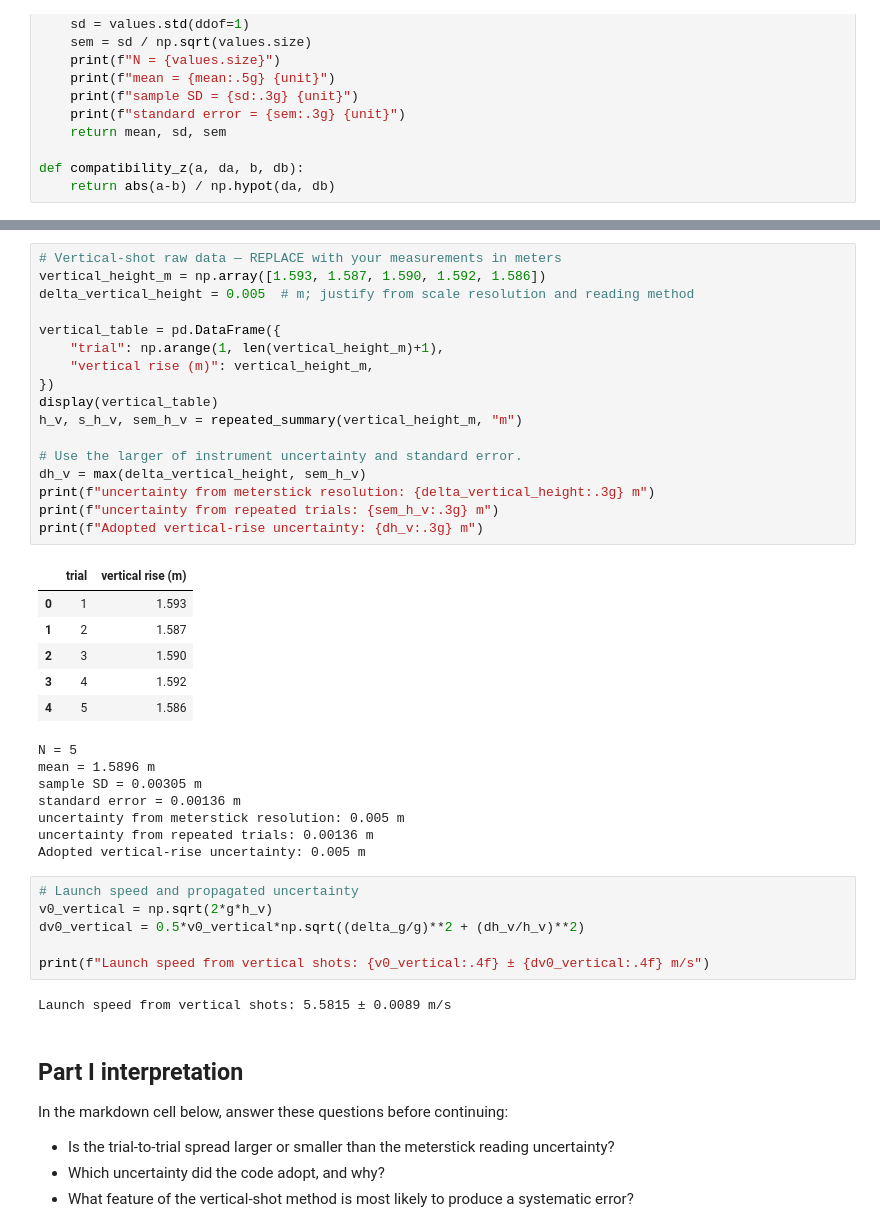
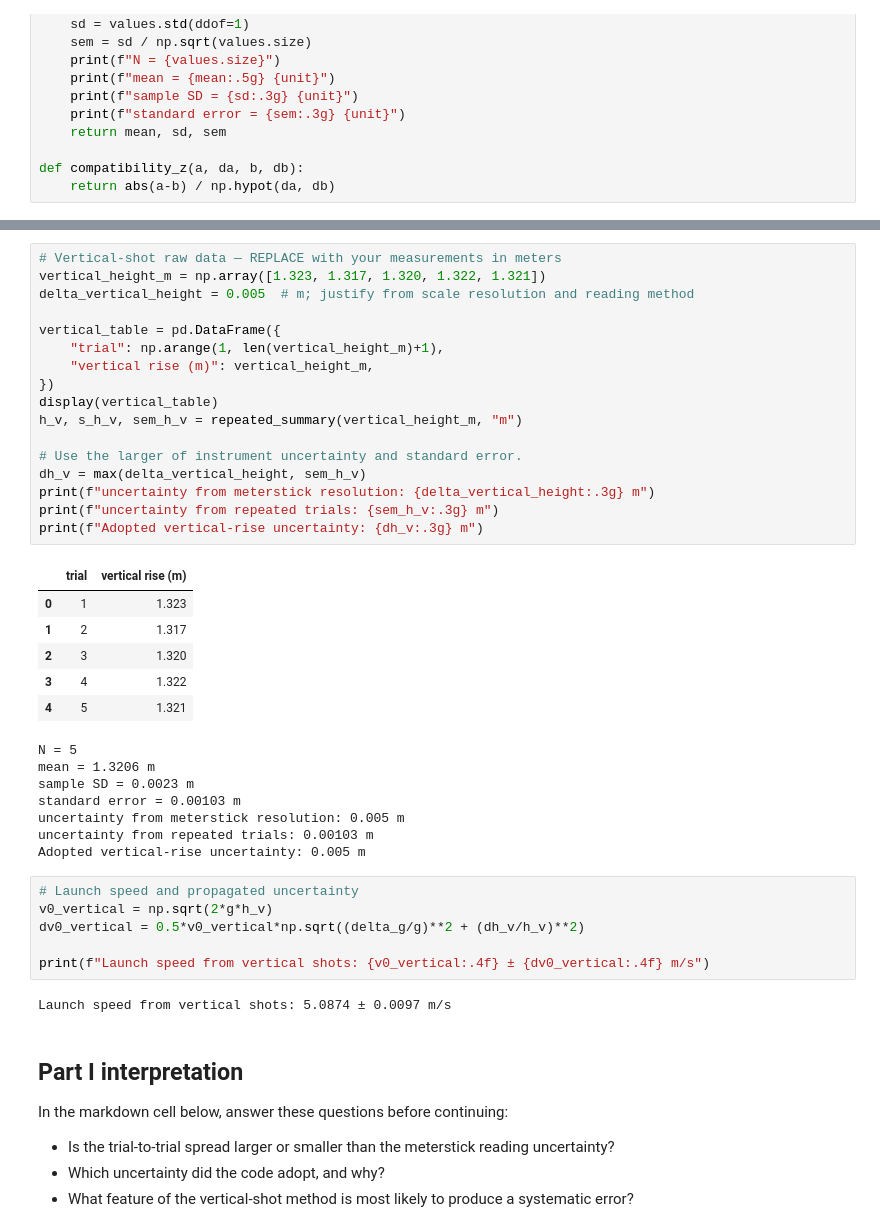
Before and after one commit to hendlervossmyles-a11y/Phys201L, a Jupyter notebook: labs/Lab03_Projectile_Motion/Lab03_Projectile_Motion.ipynb, the cells around one changed output, grey strips where cells are left out. Cells and saved outputs as stored; diff of their text form.

```diff
--- a/labs/Lab03_Projectile_Motion/Lab03_Projectile_Motion.ipynb
+++ b/labs/Lab03_Projectile_Motion/Lab03_Projectile_Motion.ipynb
@@ -145,34 +145,34 @@ For at least five trials, measure the maximum vertical rise from the launch refe
 Before moving on, calculate the spread. If the range of the trials is much larger than the ruler resolution, check the launcher setting, release method, vertical alignment, and parallax. Repeat the complete set only after identifying a cause.
 # %%
 # Vertical-shot raw data — REPLACE with your measurements in meters
-vertical_height_m = np.array([1.593, 1.587, 1.590, 1.592, 1.586])
+vertical_height_m = np.array([1.323, 1.317, 1.320, 1.322, 1.321])
 delta_vertical_height = 0.005  # m; justify from scale resolution and reading method
 
 vertical_table = pd.DataFrame({
     "trial": np.arange(1, len(vertical_height_m)+1),
     "vertical rise (m)": vertical_height_m,
 })
 display(vertical_table)
 h_v, s_h_v, sem_h_v = repeated_summary(vertical_height_m, "m")
 
 # Use the larger of instrument uncertainty and standard error.
 dh_v = max(delta_vertical_height, sem_h_v)
 print(f"uncertainty from meterstick resolution: {delta_vertical_height:.3g} m")
 print(f"uncertainty from repeated trials: {sem_h_v:.3g} m")
 print(f"Adopted vertical-rise uncertainty: {dh_v:.3g} m")
 # %% [output]
 |  | trial | vertical rise (m) |
-| 0 | 1 | 1.593 |
-| 1 | 2 | 1.587 |
-| 2 | 3 | 1.590 |
-| 3 | 4 | 1.592 |
-| 4 | 5 | 1.586 |
+| 0 | 1 | 1.323 |
+| 1 | 2 | 1.317 |
+| 2 | 3 | 1.320 |
+| 3 | 4 | 1.322 |
+| 4 | 5 | 1.321 |
 N = 5
-mean = 1.5896 m
-sample SD = 0.00305 m
-standard error = 0.00136 m
+mean = 1.3206 m
+sample SD = 0.0023 m
+standard error = 0.00103 m
 uncertainty from meterstick resolution: 0.005 m
-uncertainty from repeated trials: 0.00136 m
+uncertainty from repeated trials: 0.00103 m
 Adopted vertical-rise uncertainty: 0.005 m
 # %%
 # Launch speed and propagated uncertainty
@@ -181,7 +181,7 @@ dv0_vertical = 0.5*v0_vertical*np.sqrt((delta_g/g)**2 + (dh_v/h_v)**2)
 
 print(f"Launch speed from vertical shots: {v0_vertical:.4f} ± {dv0_vertical:.4f} m/s")
 # %% [output]
-Launch speed from vertical shots: 5.5815 ± 0.0089 m/s
+Launch speed from vertical shots: 5.0874 ± 0.0097 m/s
 # %% [markdown]
 ## Part I interpretation
 
```
Also changed, not shown: parts of 6 cells of this notebook.
